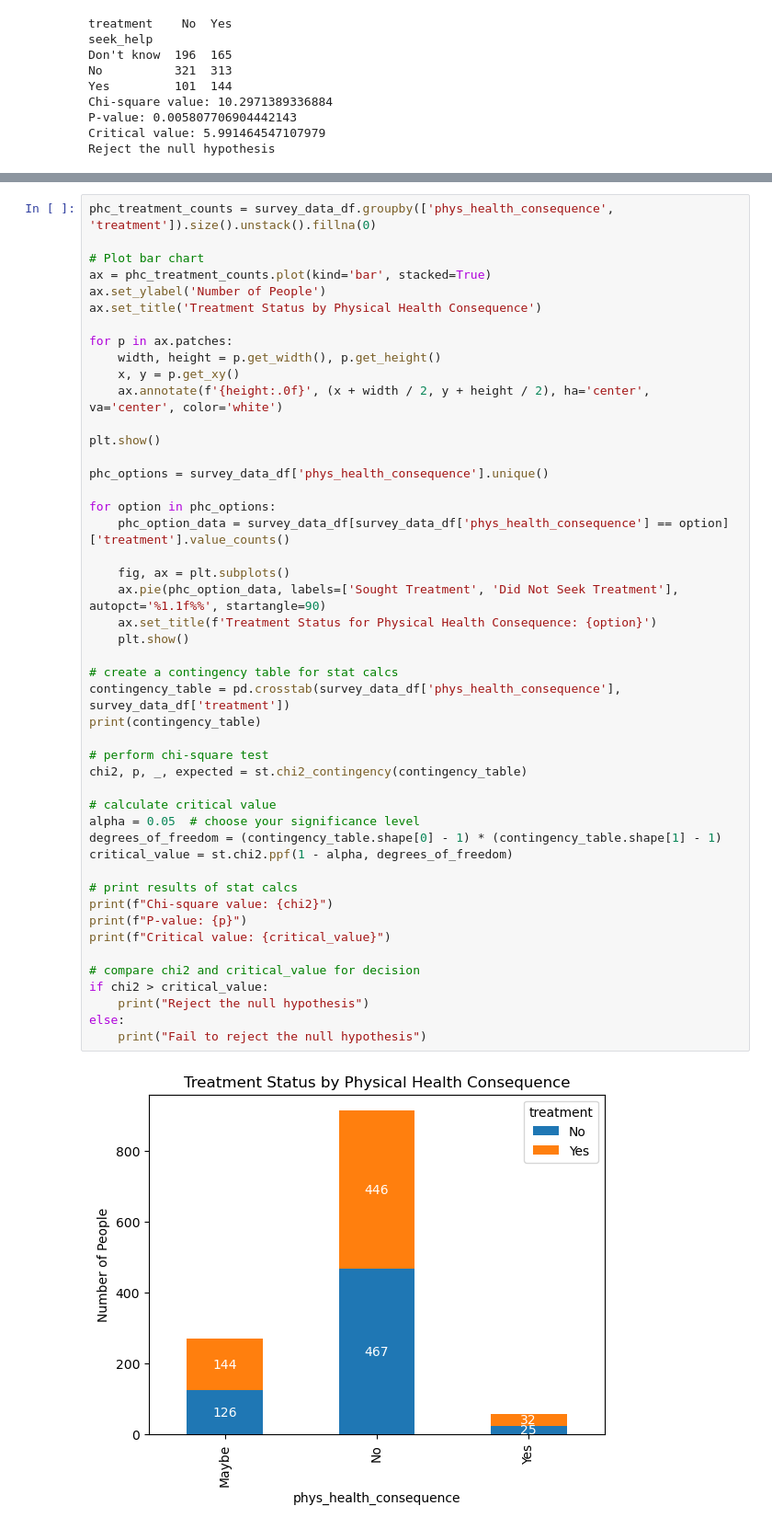
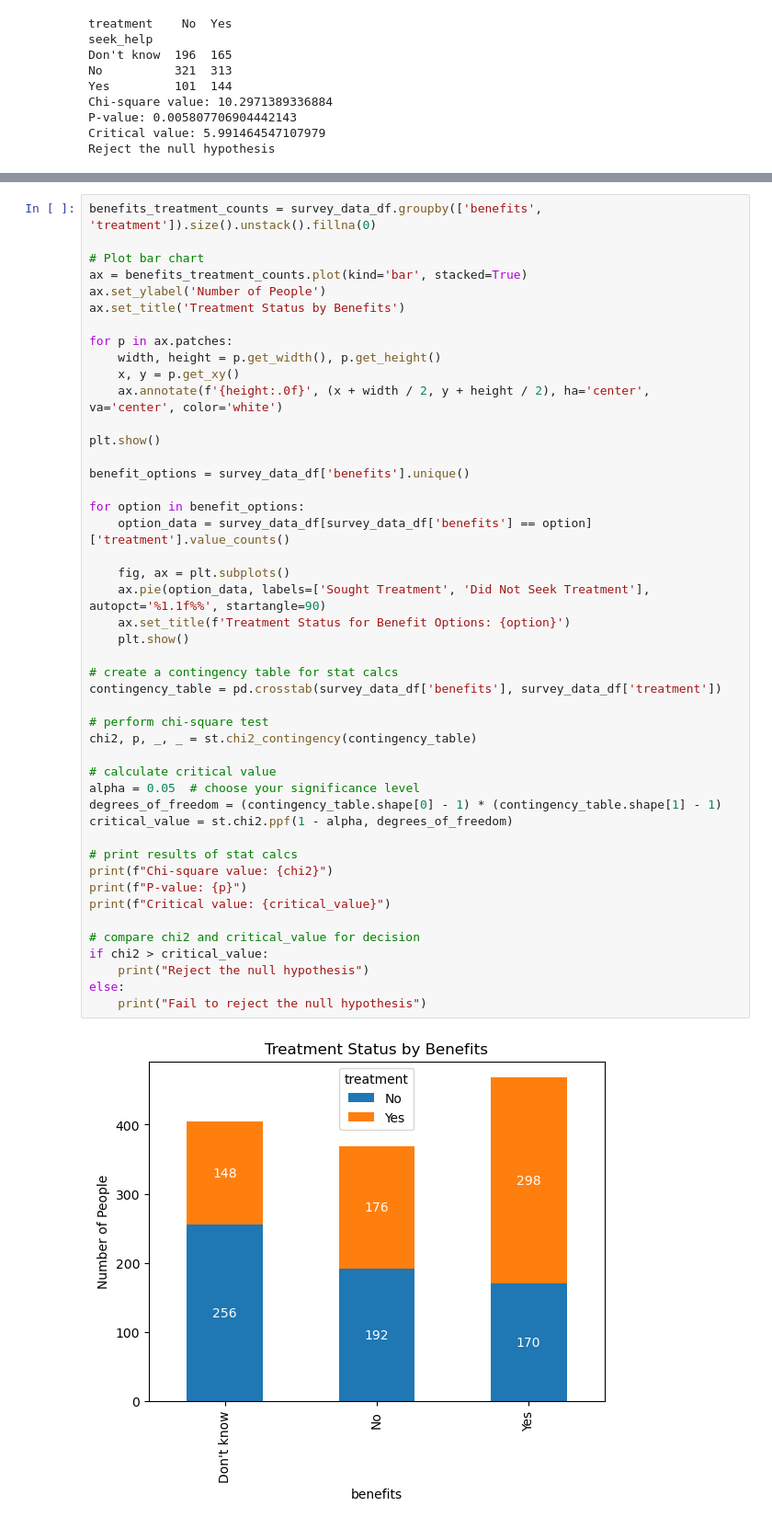
Before and after one commit to Bettypani/mental-health-survey-analysis, a Jupyter notebook: code/survey-data-script.ipynb, the cells around one changed output, grey strips where cells are left out. Shown at 92% size. Drawn from its saved outputs; the diff is of its cells as text.

```diff
--- a/code/survey-data-script.ipynb
+++ b/code/survey-data-script.ipynb
@@ -266,49 +399,48 @@ Reject the null hypothesis
 # %%
-phc_treatment_counts = survey_data_df.groupby(['phys_health_consequence', 'treatment']).size().unstack().fillna(0)
+benefits_treatment_counts = survey_data_df.groupby(['benefits', 'treatment']).size().unstack().fillna(0)
 
 # Plot bar chart
-ax = phc_treatment_counts.plot(kind='bar', stacked=True)
+ax = benefits_treatment_counts.plot(kind='bar', stacked=True)
 ax.set_ylabel('Number of People')
-ax.set_title('Treatment Status by Physical Health Consequence')
+ax.set_title('Treatment Status by Benefits')
 
 for p in ax.patches:
     width, height = p.get_width(), p.get_height()
     x, y = p.get_xy()
     ax.annotate(f'{height:.0f}', (x + width / 2, y + height / 2), ha='center', va='center', color='white')
 
 plt.show()
 
-phc_options = survey_data_df['phys_health_consequence'].unique()
+benefit_options = survey_data_df['benefits'].unique()
 
-for option in phc_options:
-    phc_option_data = survey_data_df[survey_data_df['phys_health_consequence'] == option]['treatment'].value_counts()
+for option in benefit_options:
+    option_data = survey_data_df[survey_data_df['benefits'] == option]['treatment'].value_counts()
 
     fig, ax = plt.subplots()
-    ax.pie(phc_option_data, labels=['Sought Treatment', 'Did Not Seek Treatment'], autopct='%1.1f%%', startangle=90)
-    ax.set_title(f'Treatment Status for Physical Health Consequence: {option}')
+    ax.pie(option_data, labels=['Sought Treatment', 'Did Not Seek Treatment'], autopct='%1.1f%%', startangle=90)
+    ax.set_title(f'Treatment Status for Benefit Options: {option}')
     plt.show()
 
 # create a contingency table for stat calcs
-contingency_table = pd.crosstab(survey_data_df['phys_health_consequence'], survey_data_df['treatment'])
-print(contingency_table)
+contingency_table = pd.crosstab(survey_data_df['benefits'], survey_data_df['treatment'])
 
 # perform chi-square test
-chi2, p, _, expected = st.chi2_contingency(contingency_table)
+chi2, p, _, _ = st.chi2_contingency(contingency_table)
 
 # calculate critical value
 alpha = 0.05  # choose your significance level
 degrees_of_freedom = (contingency_table.shape[0] - 1) * (contingency_table.shape[1] - 1)
 critical_value = st.chi2.ppf(1 - alpha, degrees_of_freedom)
 
 # print results of stat calcs
 print(f"Chi-square value: {chi2}")
 print(f"P-value: {p}")
 print(f"Critical value: {critical_value}")
 
 # compare chi2 and critical_value for decision
 if chi2 > critical_value:
     print("Reject the null hypothesis")
 else:
     print("Fail to reject the null hypothesis")
 # %% [output]
-[figure, old version]
+[figure, new version]
```
Also changed, not shown: parts of 9 cells of this notebook.
